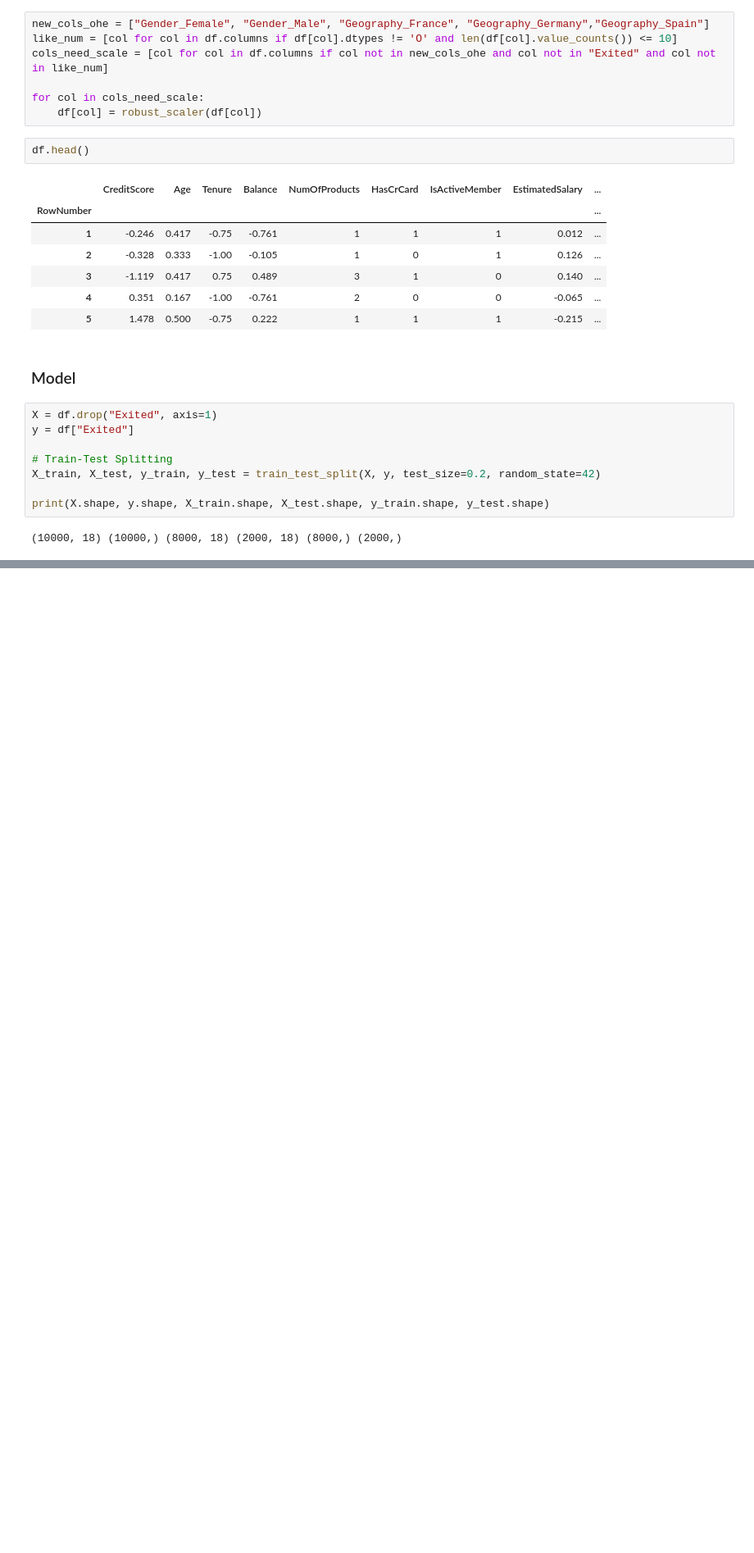
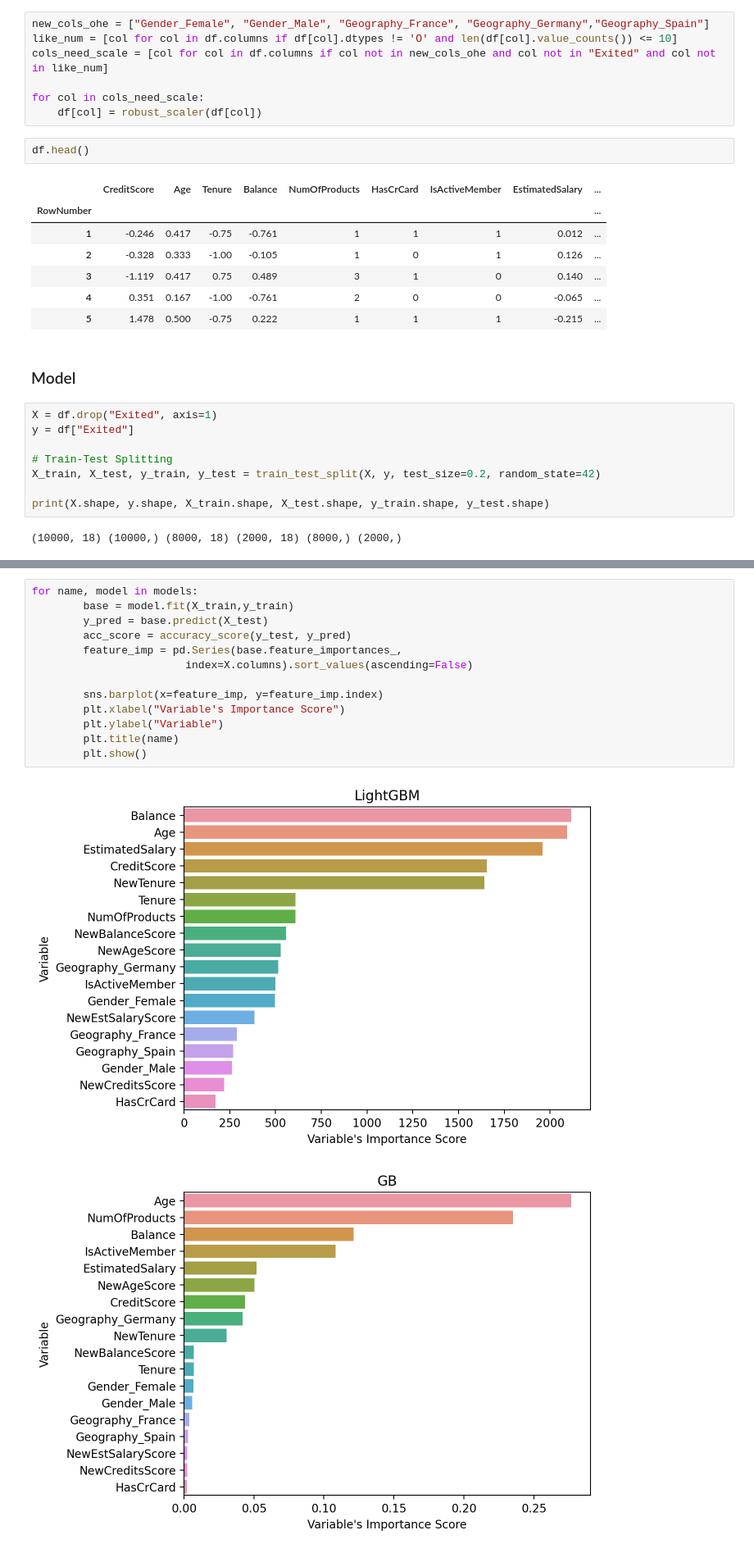
Before and after one commit to Nehlr1/Churn-Prediction-using-Machine-Learning, a Jupyter notebook: churn_prediction.ipynb, the cells around one changed output, grey strips where cells are left out. Shown at 82% size. Cells and saved outputs as stored; diff of their text form; blank space fills up the shorter version.

```diff
--- a/churn_prediction.ipynb
+++ b/churn_prediction.ipynb
@@ -378,0 +462,16 @@ LightGBM: 0.860125 (0.008167)
+# %%
+for name, model in models:
+        base = model.fit(X_train,y_train)
+        y_pred = base.predict(X_test)
+        acc_score = accuracy_score(y_test, y_pred)
+        feature_imp = pd.Series(base.feature_importances_,
+                        index=X.columns).sort_values(ascending=False)
+
+        sns.barplot(x=feature_imp, y=feature_imp.index)
+        plt.xlabel("Variable's Importance Score")
+        plt.ylabel("Variable")
+        plt.title(name)
+        plt.show()
+# %% [output]
+[figure, added]
+[figure, added]
```
Also changed, not shown: parts of 10 cells of this notebook.
